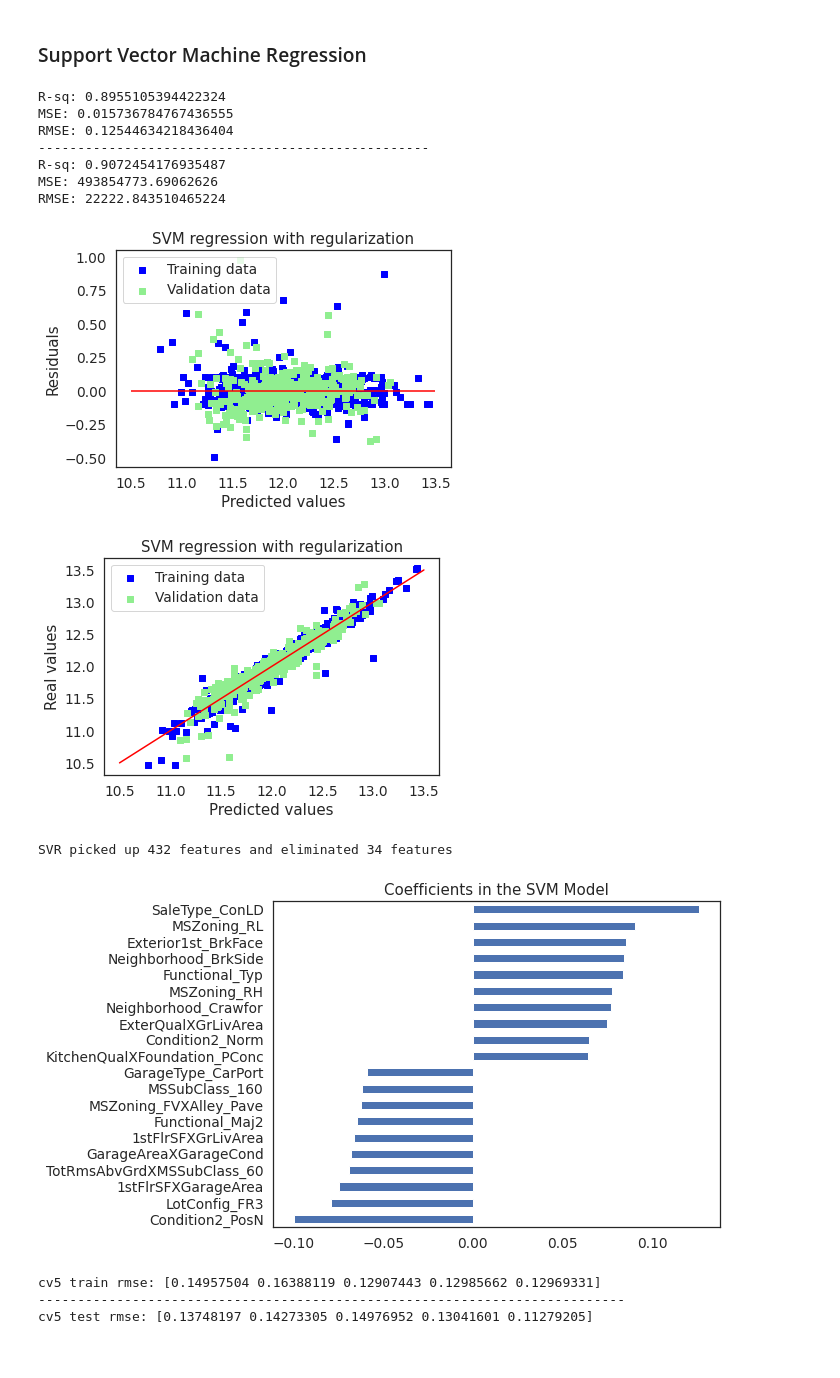
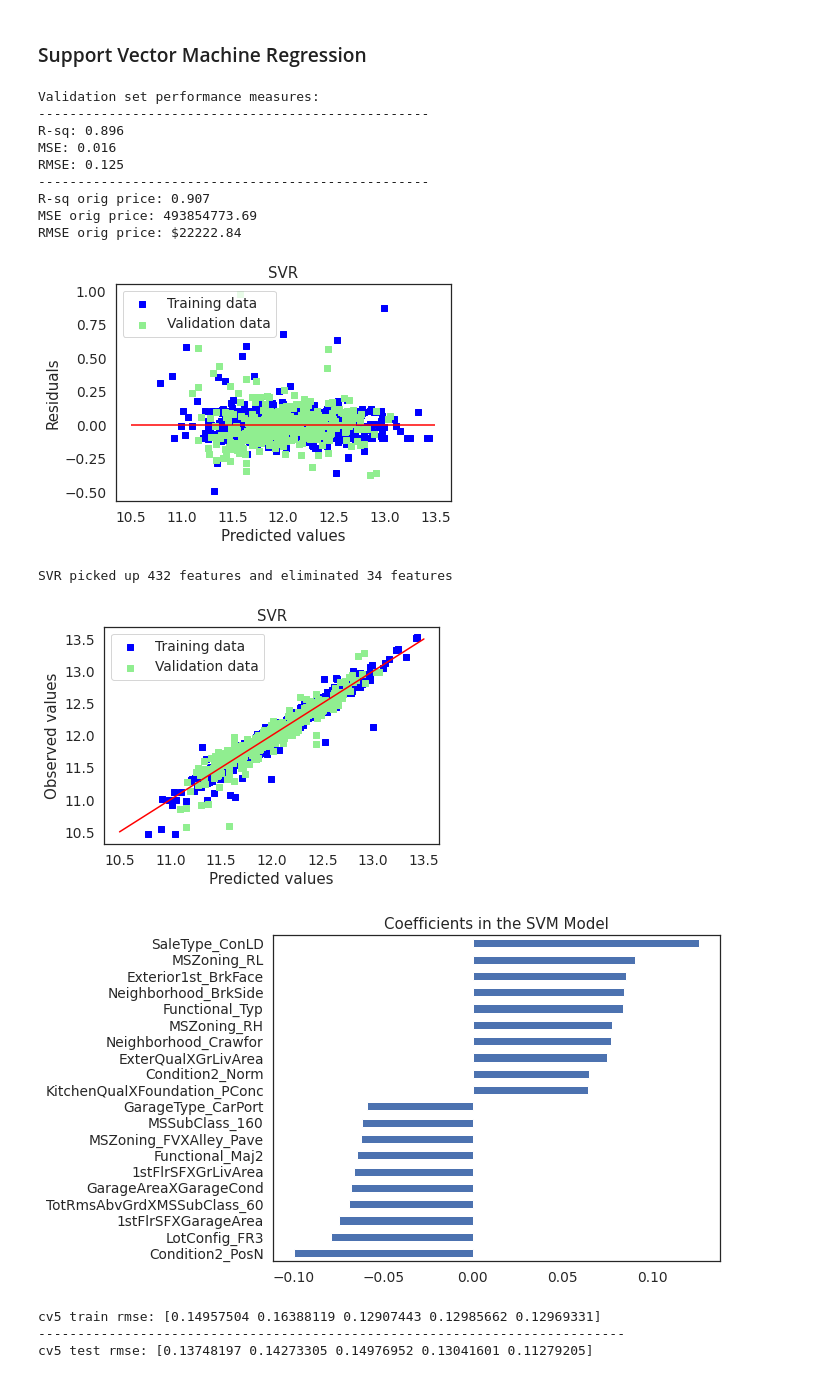
Before and after one commit to limbachia/House-Price-Prediction, a Jupyter notebook: 03-model-building.ipynb, the cells around one changed output. Saved outputs shown, nothing was run; the diff lists cells and outputs as text; code cells hidden in the pictures.

```diff
--- a/03-model-building.ipynb
+++ b/03-model-building.ipynb
@@ -483,59 +427,34 @@ svm = SVR(C=0.1, cache_size=200, coef0=1, degree=3, epsilon=0.1,
 svm.fit(X_train_preproc,y_train)
 y_pred = svm.predict(X_test_preproc)
 
-print('R-sq:',r2_score(y_test,y_pred))
-print('MSE:',mean_squared_error(y_test,y_pred))
-print('RMSE:', np.sqrt(mean_squared_error(y_test,y_pred)))
-
-y_pred_exp = np.expm1(y_pred)
-print('-'*50)
-print('R-sq:',r2_score(y_test_exp,y_pred_exp))
-print('MSE:',mean_squared_error(y_test_exp,y_pred_exp))
-print('RMSE:',np.sqrt(mean_squared_error(y_test_exp,y_pred_exp)))
+test_accuracy(y_test,y_pred)
 # %% [output]
-R-sq: 0.8955105394422324
-MSE: 0.015736784767436555
-RMSE: 0.12544634218436404
+Validation set performance measures:
 --------------------------------------------------
-R-sq: 0.9072454176935487
-MSE: 493854773.69062626
-RMSE: 22222.843510465224
+R-sq: 0.896
+MSE: 0.016
+RMSE: 0.125
+--------------------------------------------------
+R-sq orig price: 0.907
+MSE orig price: 493854773.69
+RMSE orig price: $22222.84
 # %%
-y_train_svm = svm.predict(X_train_preproc)
-y_test_svm = svm.predict(X_test_preproc)
-
-# Plot residuals
-plt.scatter(y_train_svm, y_train_svm - y_train, c = "blue", marker = "s", label = "Training data")
-plt.scatter(y_test_svm, y_test_svm - y_test, c = "lightgreen", marker = "s", label = "Validation data")
-plt.title("SVM regression with regularization")
-plt.xlabel("Predicted values")
-plt.ylabel("Residuals")
-plt.legend(loc = "upper left")
-plt.hlines(y = 0, xmin = 10.5, xmax = 13.5, color = "red")
-plt.show()
-
-# Plot predictions
-plt.scatter(y_train_svm, y_train, c = "blue", marker = "s", label = "Training data")
-plt.scatter(y_test_svm, y_test, c = "lightgreen", marker = "s", label = "Validation data")
-plt.title("SVM regression with regularization")
-plt.xlabel("Predicted values")
-plt.ylabel("Real values")
-plt.legend(loc = "upper left")
-plt.plot([10.5, 13.5], [10.5, 13.5], c = "red")
-plt.show()
+# Plot residuals and predicted value plots
+plot(svm,"SVR",X_train_preproc,X_test_preproc,y_train,y_test)
 
 # Plot important coefficients
+plt.figure()
 coefs = pd.Series(np.squeeze(svm.coef_) , index = X_train_preproc.columns)
 print("SVR picked up " + str(sum(coefs != 0)) + " features and eliminated " +  \
       str(sum(coefs == 0)) + " features")
 imp_coefs = pd.concat([coefs.sort_values().head(10),
                      coefs.sort_values().tail(10)])
 imp_coefs.plot(kind = "barh",figsize=(8,6))
 plt.title("Coefficients in the SVM Model");
 # %% [output]
-[figure, old version]
+[figure, new version]
+SVR picked up 432 features and eliminated 34 features
-[figure, old version]
+[figure, new version]
-SVR picked up 432 features and eliminated 34 features
 [figure]
 # %%
 cv5_train_rmse =  cv_rmse(svm, X_train_preproc, y_train, cv=5)
```
Also changed, not shown: parts of 35 cells of this notebook, 1 other file.
